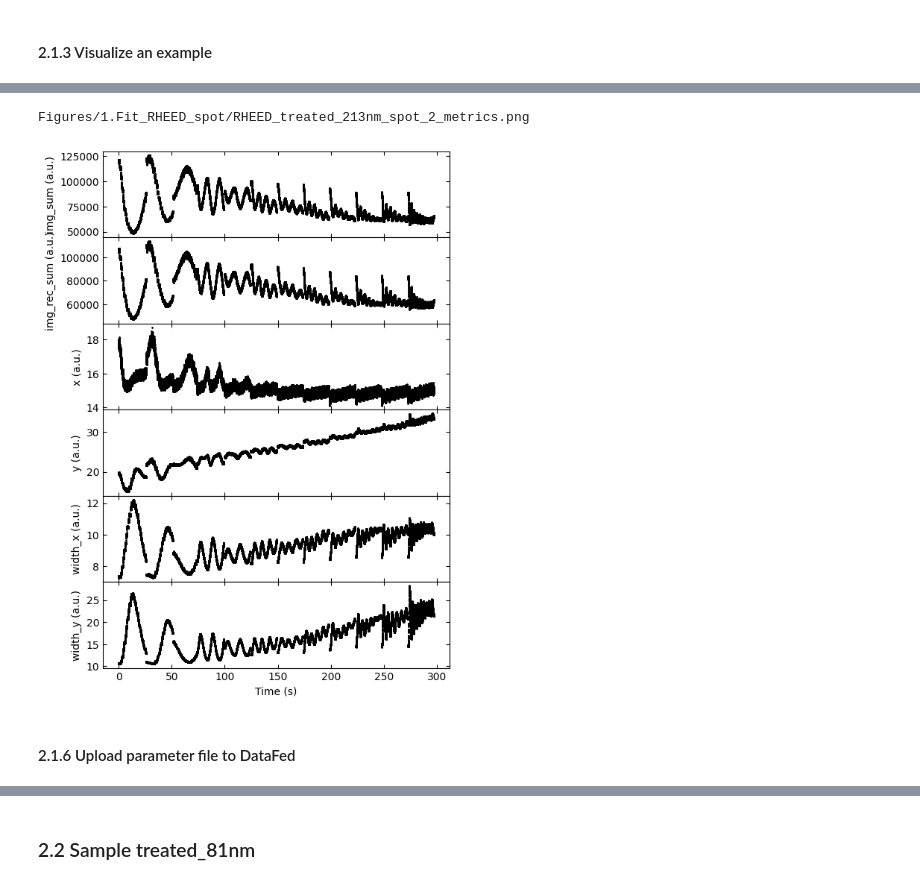
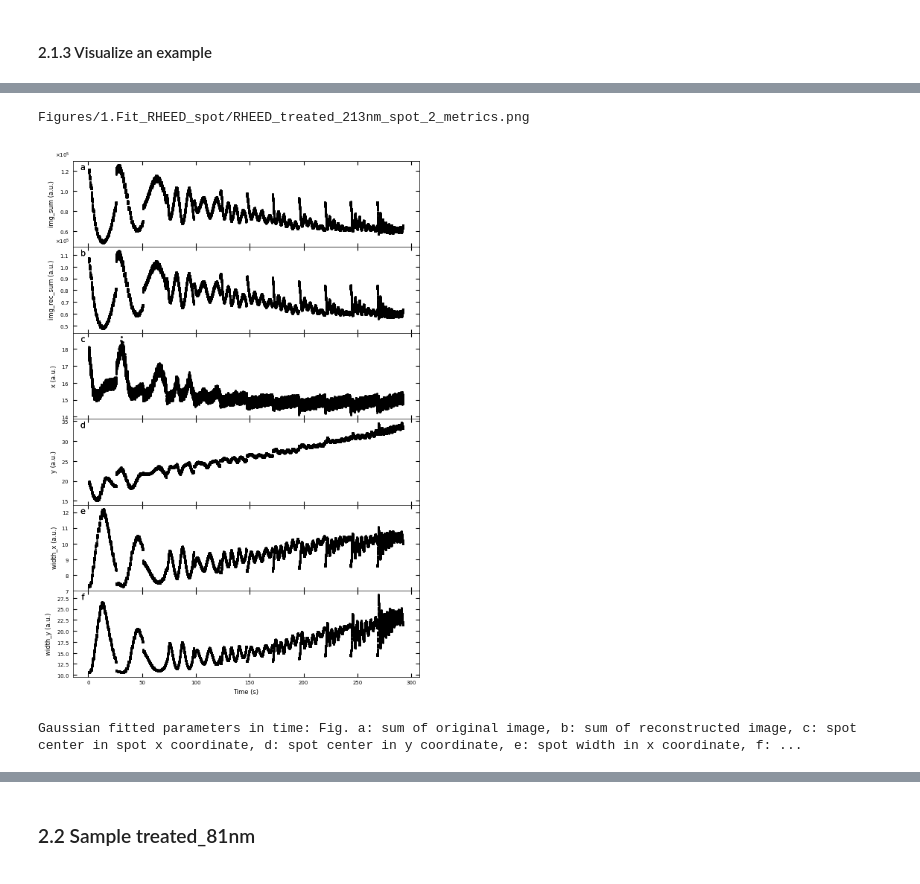
Before and after one commit to m3-learning/m3_learning, a Jupyter notebook: m3_learning/papers/2023_RHEED_PLD_SrTiO3/1_RHEED_metrics-details.ipynb, the cells around one changed output, grey strips where cells are left out. Saved outputs shown, nothing was run; the diff lists cells and outputs as text; code cells hidden in the pictures.

```diff
--- a/m3_learning/papers/2023_RHEED_PLD_SrTiO3/1_RHEED_metrics-details.ipynb
+++ b/m3_learning/papers/2023_RHEED_PLD_SrTiO3/1_RHEED_metrics-details.ipynb
@@ -346,9 +175,8 @@ Figures/1.Fit_RHEED_spot/RHEED_treated_213nm_growth_2_spot_2_10000_img,img_rec,d
 # %%
 growth_list = ['growth_1', 'growth_2', 'growth_3', 'growth_4', 'growth_5', 'growth_6',
                'growth_7', 'growth_8', 'growth_9', 'growth_10', 'growth_11', 'growth_12']
-D1_para.viz_RHEED_parameter_trend(growth_list, spot='spot_2', head_tail=(100,300), interval=200, filename=True, printing=printing_plot)
+D1_para.viz_RHEED_parameter_trend(growth_list, spot='spot_2', head_tail=(100,300), filename=True, printing=printing_plot)
 # %% [output]
 Figures/1.Fit_RHEED_spot/RHEED_treated_213nm_spot_2_metrics.png
-[figure, old version]
+[figure, new version]
+Gaussian fitted parameters in time: Fig. a: sum of original image, b: sum of reconstructed image, c: spot center in spot x coordinate, d: spot center in y coordinate, e: spot width in x coordinate, f: ...
-# %% [markdown]
-#### 2.1.6 Upload parameter file to DataFed
```
Also changed, not shown: parts of 54 cells of this notebook, 11 other files.
